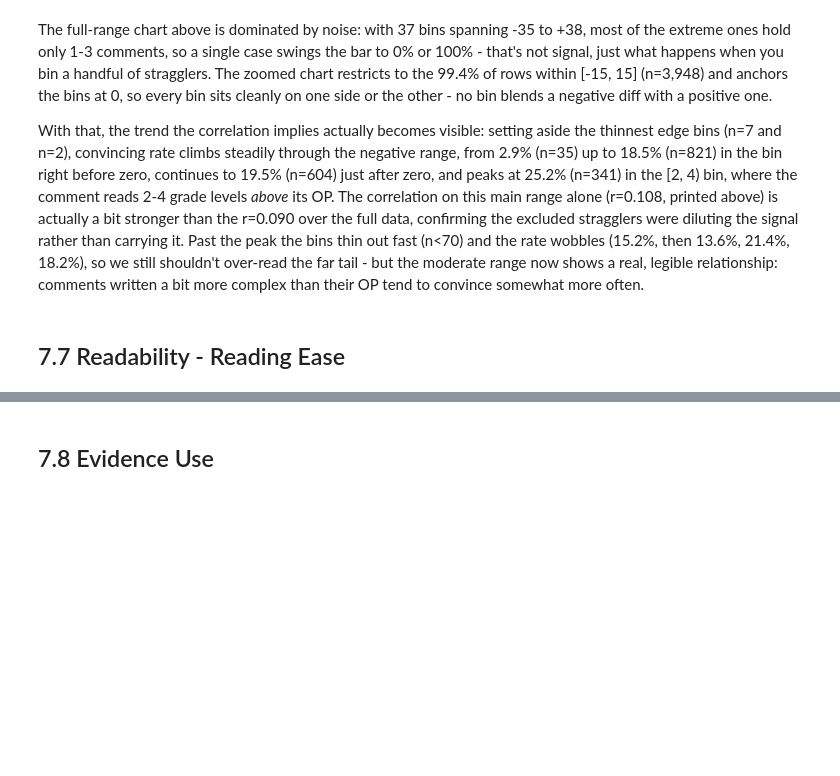
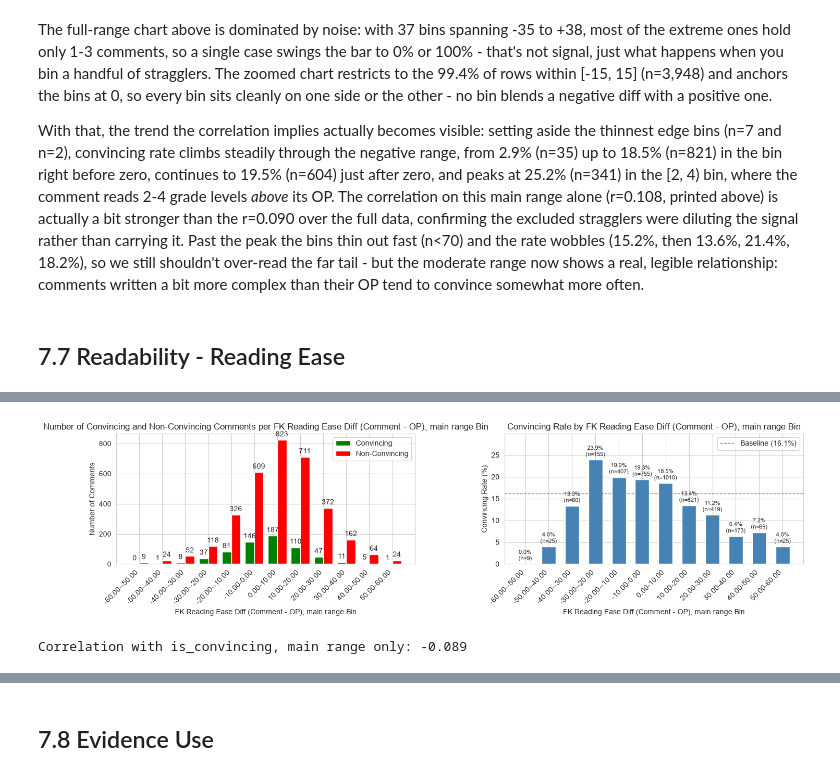
Before and after one commit to jct-nlp/change-my-view-2025, a Jupyter notebook: this work/03.3_feature_engineering_op_relation.ipynb, the cells around one changed output, grey strips where cells are left out. Saved outputs shown, nothing was run; the diff lists cells and outputs as text; code cells hidden in the pictures; blank space fills up the shorter version.

```diff
--- a/this work/03.3_feature_engineering_op_relation.ipynb
+++ b/this work/03.3_feature_engineering_op_relation.ipynb
@@ -912,0 +957,12 @@ op_df['fk_reading_ease_op'].describe()
+# %%
+# 98.9% of rows fall within [-60, 60]; the rest are single-digit-n stragglers whose
+# bins showed pure 0%/100% noise in the full chart above, not real signal. bin_anchor=0
+# keeps 0 itself on a bin edge, same as the 7.6 zoomed chart.
+main_range = comments_df[comments_df['fk_reading_ease_diff'].between(-60, 60)]
+common_functions.plot_feature(main_range, 'fk_reading_ease_diff', 'FK Reading Ease Diff (Comment - OP), main range', 10, show_counts=True, bin_anchor=0)
+# %% [output]
+[figure, added]
+# %%
+print(f"Correlation with is_convincing, main range only: {main_range['fk_reading_ease_diff'].corr(main_range['is_convincing']):.3f}")
+# %% [output]
+Correlation with is_convincing, main range only: -0.089
```
Also changed, not shown: parts of 10 cells of this notebook.
